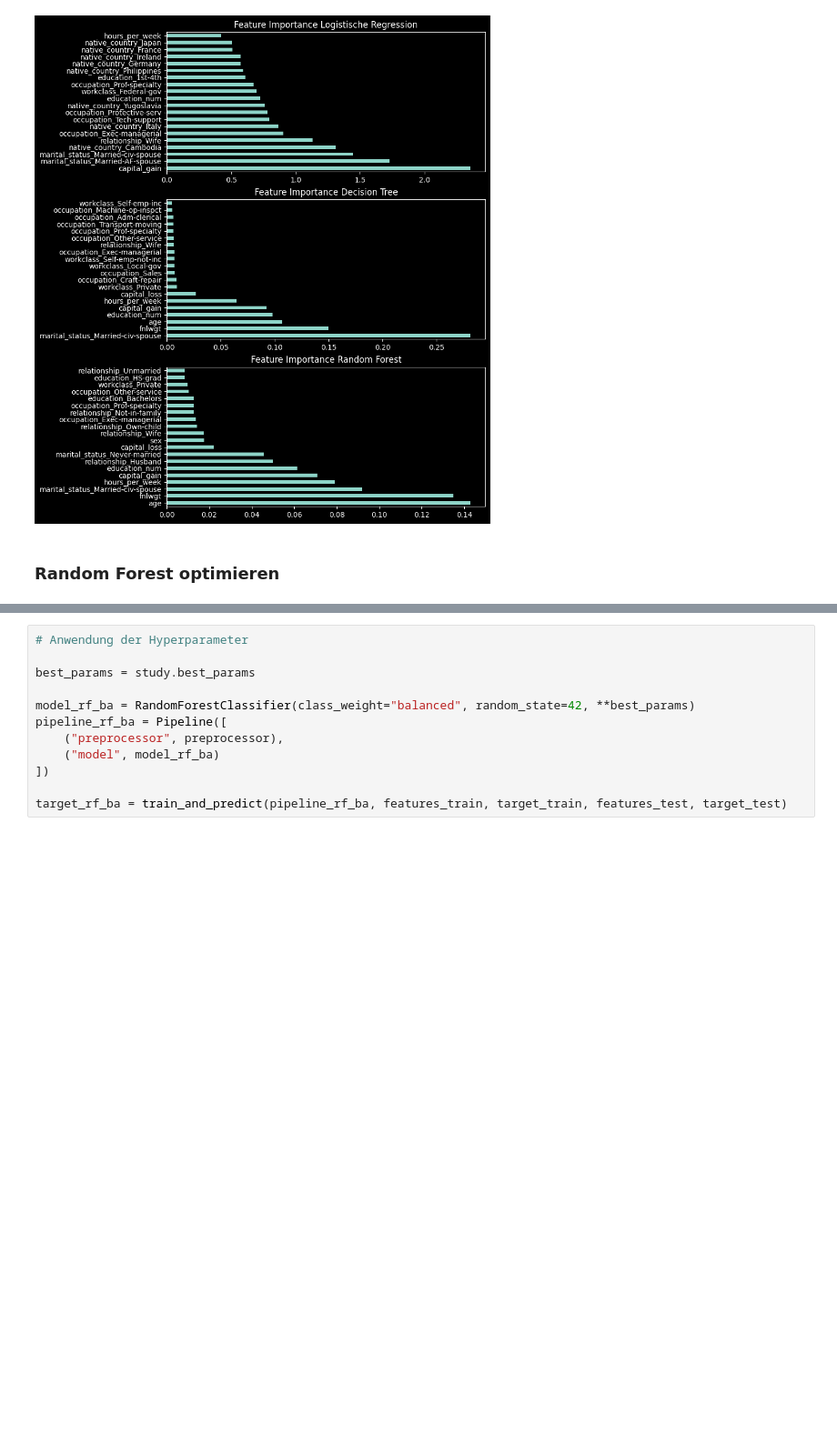
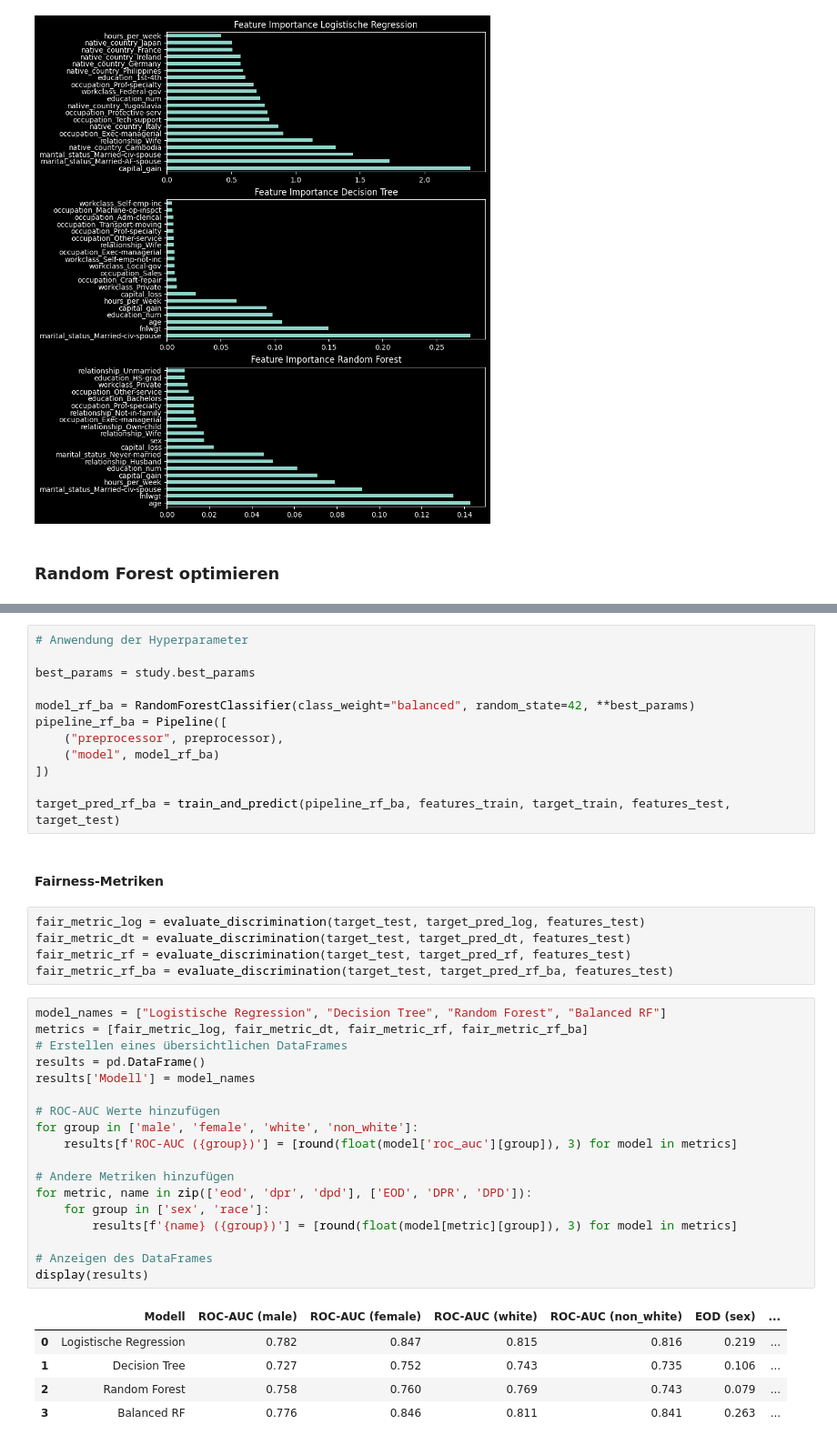
Before and after one commit to TobiasKipp3592/Adult_Cencus_Income_Project, a Jupyter notebook: clean_data_science.ipynb, the cells around one changed output, grey strips where cells are left out. Shown at 91% size. Cells and saved outputs as stored; diff of their text form; blank space fills up the shorter version.

```diff
--- a/clean_data_science.ipynb
+++ b/clean_data_science.ipynb
@@ -435,4 +407,35 @@ pipeline_rf_ba = Pipeline([
     ("model", model_rf_ba)
 ])
 
-target_rf_ba = train_and_predict(pipeline_rf_ba, features_train, target_train, features_test, target_test)
+target_pred_rf_ba = train_and_predict(pipeline_rf_ba, features_train, target_train, features_test, target_test)
+# %% [markdown]
+#### Fairness-Metriken
+# %%
+fair_metric_log = evaluate_discrimination(target_test, target_pred_log, features_test)
+fair_metric_dt = evaluate_discrimination(target_test, target_pred_dt, features_test)
+fair_metric_rf = evaluate_discrimination(target_test, target_pred_rf, features_test)
+fair_metric_rf_ba = evaluate_discrimination(target_test, target_pred_rf_ba, features_test)
+# %%
+model_names = ["Logistische Regression", "Decision Tree", "Random Forest", "Balanced RF"]
+metrics = [fair_metric_log, fair_metric_dt, fair_metric_rf, fair_metric_rf_ba]
+# Erstellen eines übersichtlichen DataFrames
+results = pd.DataFrame()
+results['Modell'] = model_names
+
+# ROC-AUC Werte hinzufügen
+for group in ['male', 'female', 'white', 'non_white']:
+    results[f'ROC-AUC ({group})'] = [round(float(model['roc_auc'][group]), 3) for model in metrics]
+
+# Andere Metriken hinzufügen
+for metric, name in zip(['eod', 'dpr', 'dpd'], ['EOD', 'DPR', 'DPD']):
+    for group in ['sex', 'race']:
+        results[f'{name} ({group})'] = [round(float(model[metric][group]), 3) for model in metrics]
+
+# Anzeigen des DataFrames
+display(results)
+# %% [output]
+|  | Modell | ROC-AUC (male) | ROC-AUC (female) | ROC-AUC (white) | ROC-AUC (non_white) | EOD (sex) | ... |
+| 0 | Logistische Regression | 0.782 | 0.847 | 0.815 | 0.816 | 0.219 | ... |
+| 1 | Decision Tree | 0.727 | 0.752 | 0.743 | 0.735 | 0.106 | ... |
+| 2 | Random Forest | 0.758 | 0.760 | 0.769 | 0.743 | 0.079 | ... |
+| 3 | Balanced RF | 0.776 | 0.846 | 0.811 | 0.841 | 0.263 | ... |
```
Also changed, not shown: parts of 8 cells of this notebook, 1 other file.
